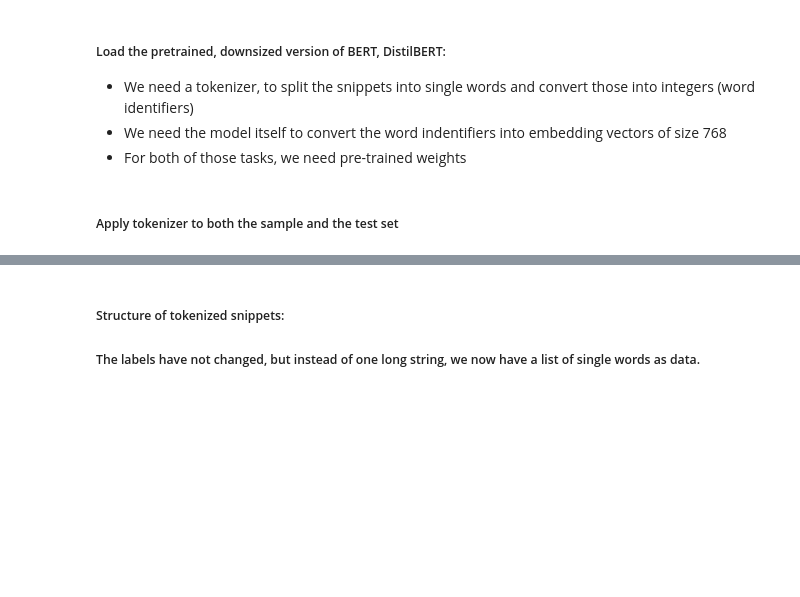
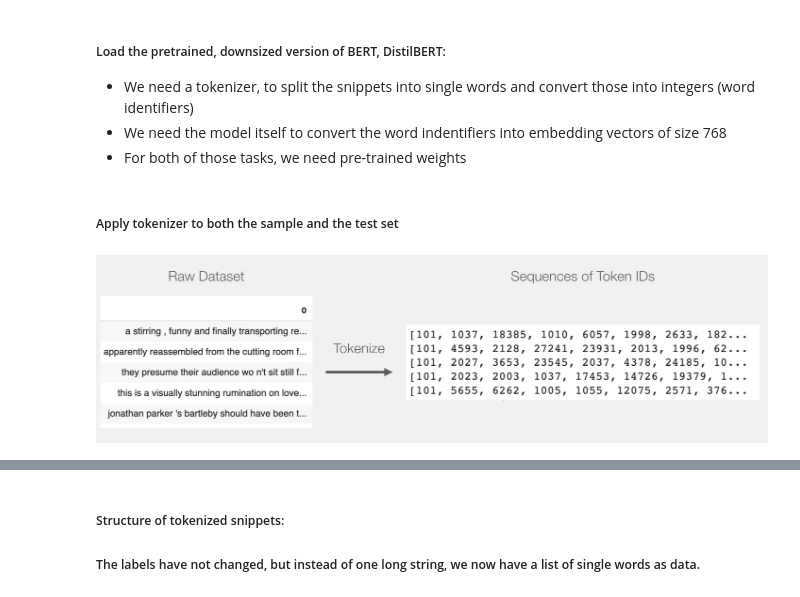
Before and after one commit to hadam1993/Industrial_Math, a Jupyter notebook: MovieReviewSentiment.ipynb, the cells around one changed output, grey strips where cells are left out. Cells and saved outputs as stored; diff of their text form; code cells hidden in the pictures; blank space fills up the shorter version.

```diff
--- a/MovieReviewSentiment.ipynb
+++ b/MovieReviewSentiment.ipynb
@@ -93,3 +105,7 @@ tokenizer = tokenizer_class.from_pretrained(pretrained_weights)
 model = model_class.from_pretrained(pretrained_weights)
 # %% [markdown]
 ##### Apply tokenizer to both the sample and the test set
+# %%
+Image("images/sst2-text-to-tokenized-ids-bert-example.png")
+# %% [output]
+[figure, added]
```
Also changed, not shown: parts of 12 cells of this notebook, 8 other files.
